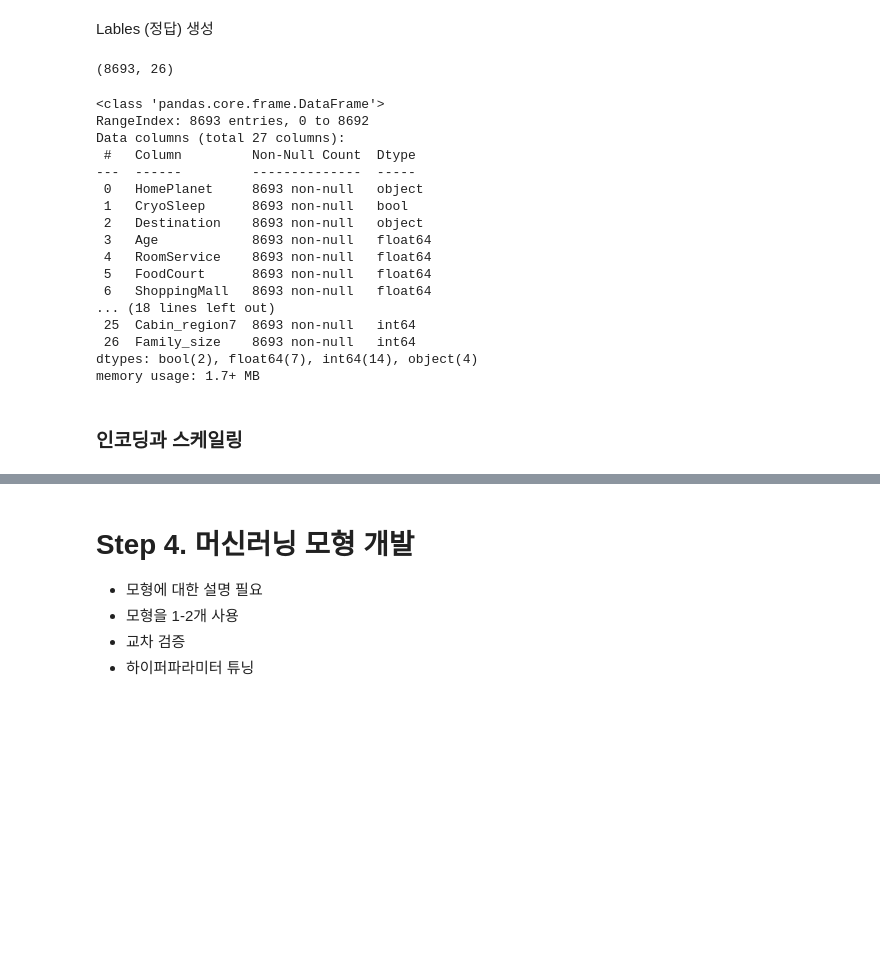
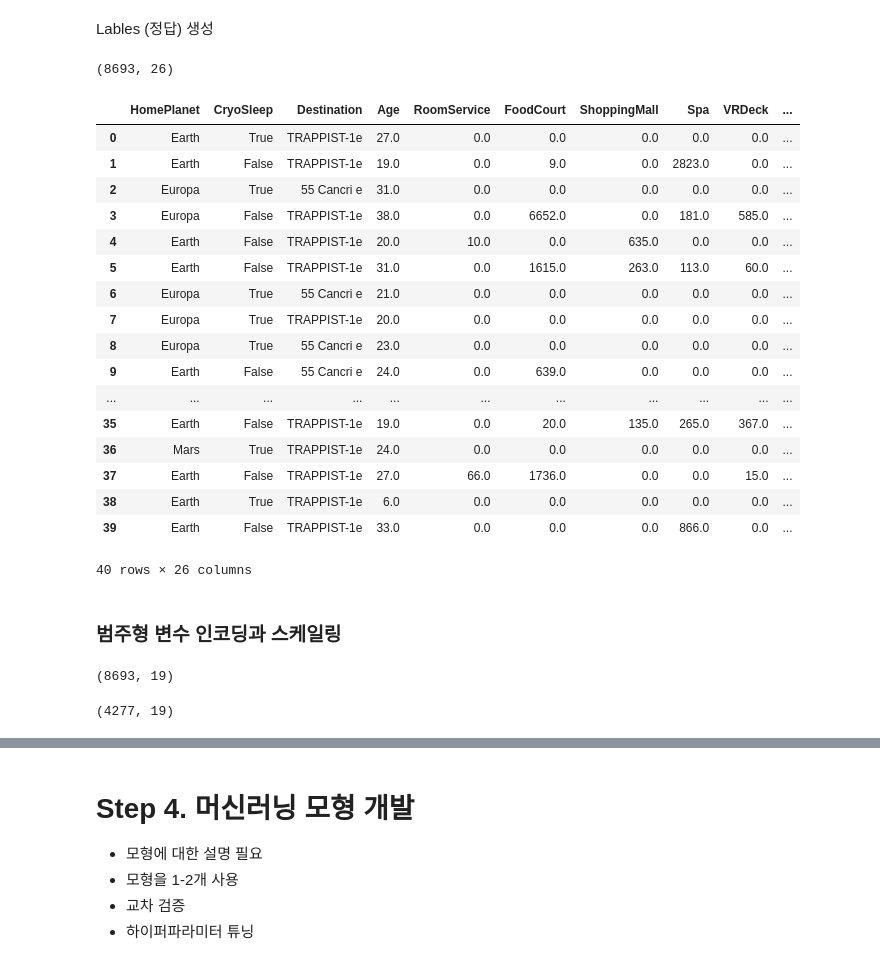
Before and after one commit to Kimyoungjae777/spaceship_titanic-project, a Jupyter notebook: kim-young-jae-analyst.ipynb, the cells around one changed output, grey strips where cells are left out. Saved outputs shown, nothing was run; the diff lists cells and outputs as text; code cells hidden in the pictures; blank space fills up the shorter version.

```diff
--- a/kim-young-jae-analyst.ipynb
+++ b/kim-young-jae-analyst.ipynb
@@ -507,32 +515,31 @@ from sklearn.utils import resample
 # %% [markdown]
 Lables (정답) 생성
 # %%
-y=train_data['Transported'].copy().astype(int) # label생성
+y=train_data['Transported'].copy().astype(int) # label생성 이것 또한 인코딩이 된 것
 X=train_data.drop('Transported', axis=1).copy() # label 을 drop 시킨 데이터 생성
 X_test_data=test_data.copy() # X_test_data 에는  test_data 를 copy 해준다
 X_test_data.shape
-X.shape
+print(X.shape)
+X_test_data.head(40)
 # %% [output]
 (8693, 26)
+|  | HomePlanet | CryoSleep | Destination | Age | RoomService | FoodCourt | ShoppingMall | Spa | VRDeck | ... |
+| 0 | Earth | True | TRAPPIST-1e | 27.0 | 0.0 | 0.0 | 0.0 | 0.0 | 0.0 | ... |
+| 1 | Earth | False | TRAPPIST-1e | 19.0 | 0.0 | 9.0 | 0.0 | 2823.0 | 0.0 | ... |
+| 2 | Europa | True | 55 Cancri e | 31.0 | 0.0 | 0.0 | 0.0 | 0.0 | 0.0 | ... |
+| 3 | Europa | False | TRAPPIST-1e | 38.0 | 0.0 | 6652.0 | 0.0 | 181.0 | 585.0 | ... |
+| 4 | Earth | False | TRAPPIST-1e | 20.0 | 10.0 | 0.0 | 635.0 | 0.0 | 0.0 | ... |
+| 5 | Earth | False | TRAPPIST-1e | 31.0 | 0.0 | 1615.0 | 263.0 | 113.0 | 60.0 | ... |
+| 6 | Europa | True | 55 Cancri e | 21.0 | 0.0 | 0.0 | 0.0 | 0.0 | 0.0 | ... |
+| 7 | Europa | True | TRAPPIST-1e | 20.0 | 0.0 | 0.0 | 0.0 | 0.0 | 0.0 | ... |
+| 8 | Europa | True | 55 Cancri e | 23.0 | 0.0 | 0.0 | 0.0 | 0.0 | 0.0 | ... |
+| 9 | Earth | False | 55 Cancri e | 24.0 | 0.0 | 639.0 | 0.0 | 0.0 | 0.0 | ... |
+| ... | ... | ... | ... | ... | ... | ... | ... | ... | ... | ... |
+| 35 | Earth | False | TRAPPIST-1e | 19.0 | 0.0 | 20.0 | 135.0 | 265.0 | 367.0 | ... |
+| 36 | Mars | True | TRAPPIST-1e | 24.0 | 0.0 | 0.0 | 0.0 | 0.0 | 0.0 | ... |
+| 37 | Earth | False | TRAPPIST-1e | 27.0 | 66.0 | 1736.0 | 0.0 | 0.0 | 15.0 | ... |
+| 38 | Earth | True | TRAPPIST-1e | 6.0 | 0.0 | 0.0 | 0.0 | 0.0 | 0.0 | ... |
+| 39 | Earth | False | TRAPPIST-1e | 33.0 | 0.0 | 0.0 | 0.0 | 866.0 | 0.0 | ... |
+40 rows × 26 columns
-# %%
-train_data.info()
-# %% [output]
-<class 'pandas.core.frame.DataFrame'>
-RangeIndex: 8693 entries, 0 to 8692
-Data columns (total 27 columns):
- #   Column         Non-Null Count  Dtype
----  ------         --------------  -----
- 0   HomePlanet     8693 non-null   object
- 1   CryoSleep      8693 non-null   bool
- 2   Destination    8693 non-null   object
- 3   Age            8693 non-null   float64
- 4   RoomService    8693 non-null   float64
- 5   FoodCourt      8693 non-null   float64
- 6   ShoppingMall   8693 non-null   float64
-... (18 lines left out)
- 25  Cabin_region7  8693 non-null   int64
- 26  Family_size    8693 non-null   int64
-dtypes: bool(2), float64(7), int64(14), object(4)
-memory usage: 1.7+ MB
 # %% [markdown]
-### 인코딩과 스케일링
+### 범주형 변수 인코딩과 스케일링
@@ -559,0 +546,23 @@ test_data = test_data.drop(categorical_cols, axis = 1)
+# %%
+cat_col=['HomePlanet','CryoSleep','Destination','Cabin_deck','Cabin_side']
+pre=train_data[cat_col]
+
+pre_enc=pd.get_dummies(pre)
+
+pre_enc['CryoSleep']=pre_enc['CryoSleep'].map({True:1,False:0})
+
+print(pre_enc.shape)
+# %% [output]
+(8693, 19)
+# %%
+
+cat_col=['HomePlanet','CryoSleep','Destination','Cabin_deck','Cabin_side']
+pre1=test_data[cat_col]
+
+pre_enc1=pd.get_dummies(pre1)
+
+pre_enc1['CryoSleep']=pre_enc1['CryoSleep'].map({True:1,False:0})
+
+print(pre_enc1.shape)
+# %% [output]
+(4277, 19)
```
Also changed, not shown: parts of 21 cells of this notebook.
